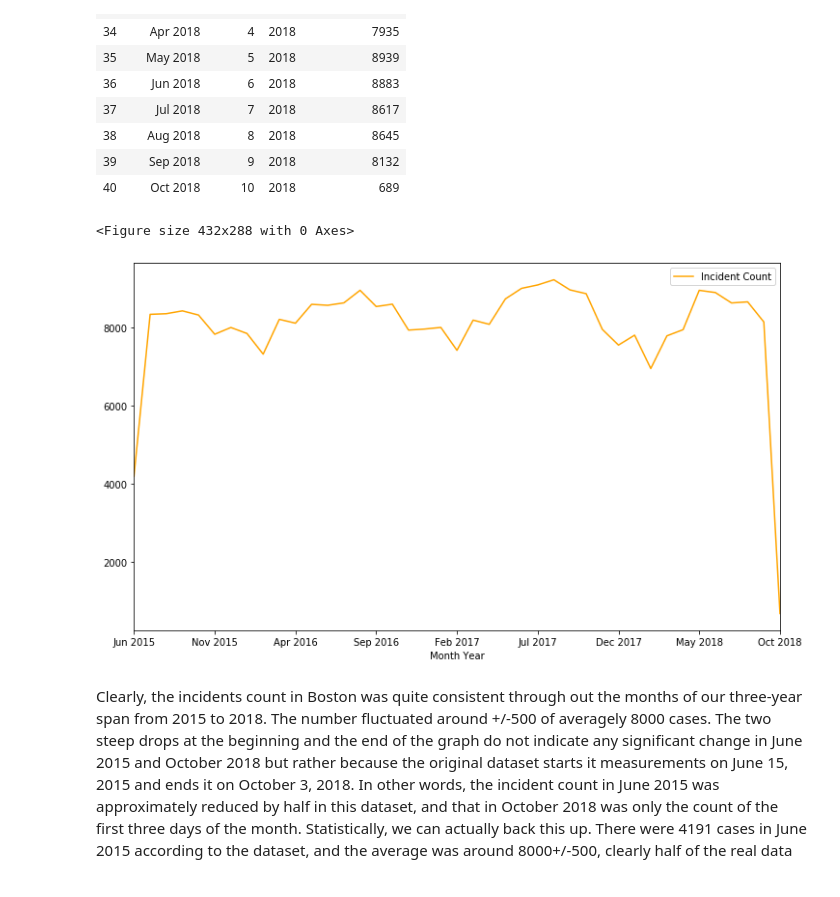
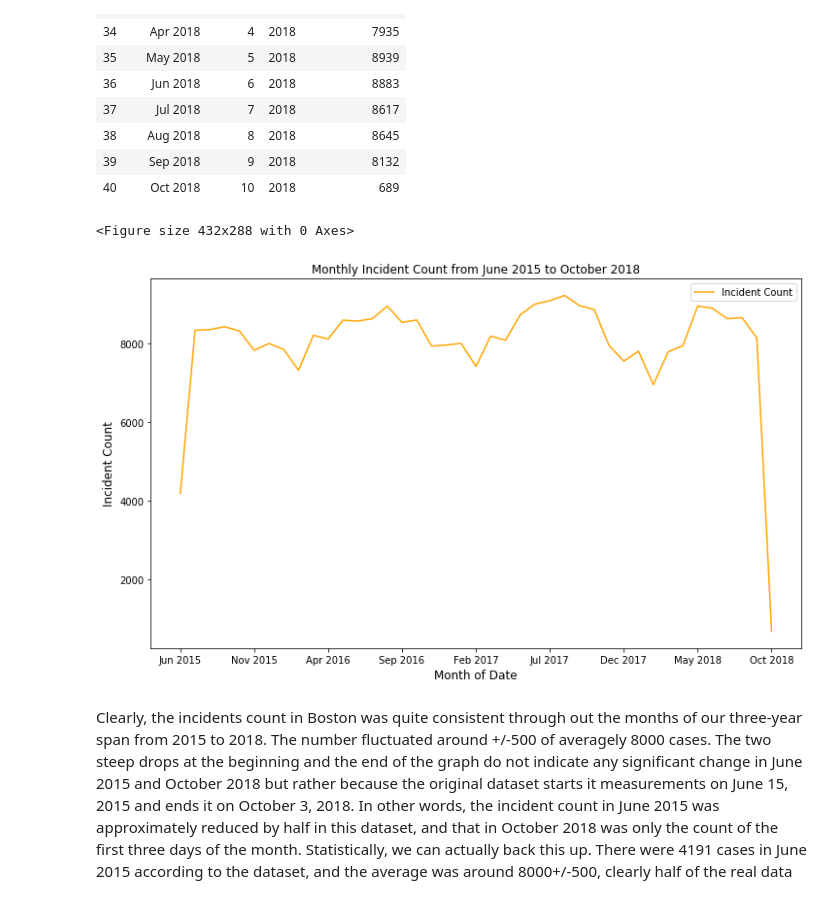
Before and after one commit to Prakhar-Saxena/INFO212-FinalProject, a Jupyter notebook: Final Project.ipynb, the cells around one changed output. Cells and saved outputs as stored; diff of their text form; code cells hidden in the pictures.

```diff
--- a/Final Project.ipynb
+++ b/Final Project.ipynb
@@ -345,11 +349,15 @@ crime_month.tail(10)
 # %%
 # Plotting
 fig = plt.figure()
 ax = crime_month.plot(x='Month Year', y="Incident Count", color='orange', figsize=(12,7))
+ax.set_title("Monthly Incident Count from June 2015 to October 2018")
+ax.set_xlabel("Month of Date", size=12)
+ax.set_ylabel("Incident Count", size=12)
+ax.autoscale(tight=False)
 plt.show()
 # %% [output]
 <Figure size 432x288 with 0 Axes>
-[figure, old version]
+[figure, new version]
 # %% [markdown]
 Clearly, the incidents count in Boston was quite consistent through out the months of our three-year span from 2015 to 2018. The number fluctuated around +/-500 of averagely 8000 cases. The two steep drops at the beginning and the end of the graph do not indicate any significant change in June 2015 and October 2018 but rather because the original dataset starts it measurements on June 15, 2015 and ends it on October 3, 2018. In other words, the incident count in June 2015 was approximately reduced by half in this dataset, and that in October 2018 was only the count of the first three days of the month. Statistically, we can actually back this up. There were 4191 cases in June 2015 according to the dataset, and the average was around 8000+/-500, clearly half of the real data was not counted here. Similarly, if we multiply 3 by 10 (since October has 31 days), we will also get nearly 7000 cases in October 2018, and this number is roughly in the range of our average cases.
 
```
Also changed, not shown: parts of 27 cells of this notebook.
